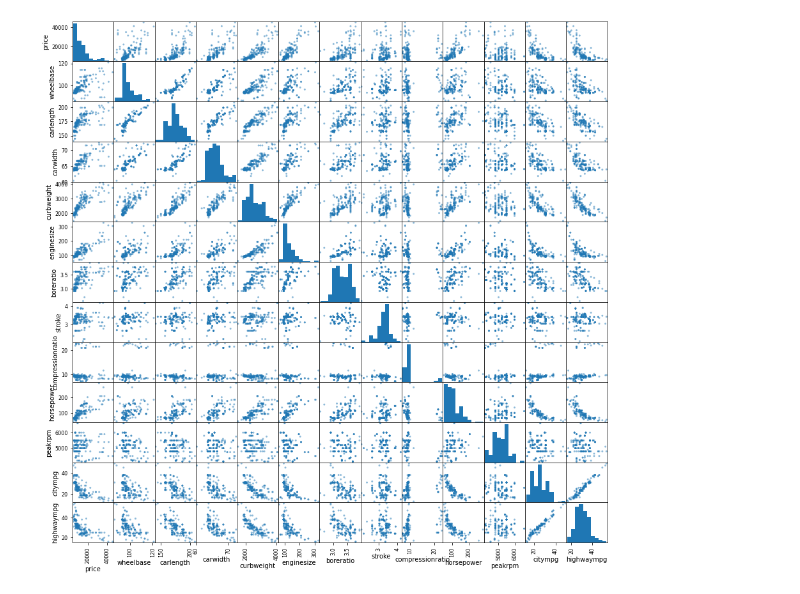
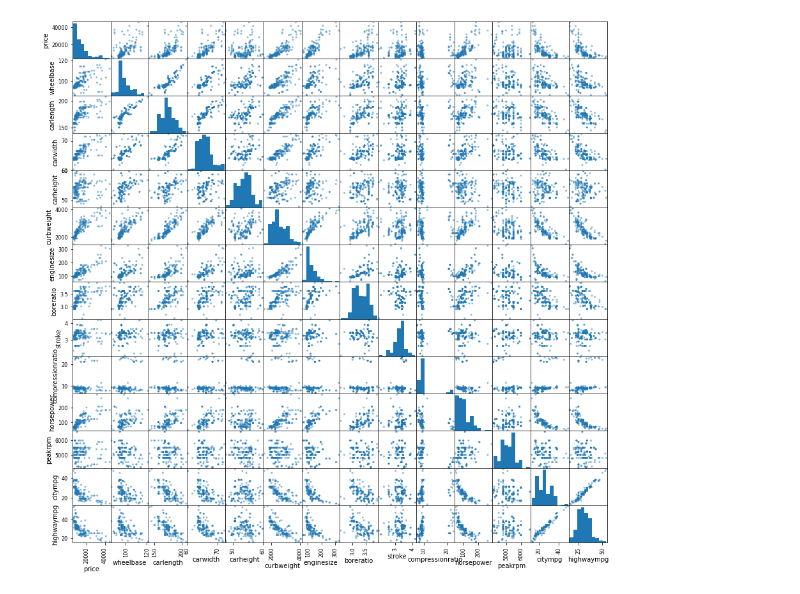
Before and after one commit to JeremyWeidner/402_group4, a Jupyter notebook: Project 1/correlation_explore.ipynb, the cells around one changed output. Saved outputs shown, nothing was run; the diff lists cells and outputs as text; code cells hidden in the pictures.

```diff
--- a/Project 1/correlation_explore.ipynb
+++ b/Project 1/correlation_explore.ipynb
@@ -14,6 +14,6 @@ df.head()
 | 3 | 4 | 2 | audi 100 ls | gas | std | four | sedan | fwd | front | ... |
 | 4 | 5 | 2 | audi 100ls | gas | std | four | sedan | 4wd | front | ... |
 # %%
-pd.plotting.scatter_matrix(df[['price', 'wheelbase', 'carlength', 'carwidth', 'curbweight', 'enginesize', 'boreratio', 'stroke', 'compressionratio', 'horsepower', 'peakrpm', 'citympg', 'highwaympg']], figsize = (15, 15), diagonal = 'hist');
+pd.plotting.scatter_matrix(df[['price', 'wheelbase', 'carlength', 'carwidth', 'carheight', 'curbweight', 'enginesize', 'boreratio', 'stroke', 'compressionratio', 'horsepower', 'peakrpm', 'citympg', 'highwaympg']], figsize = (15, 15), diagonal = 'hist');
 # %% [output]
-[figure, old version]
+[figure, new version]
```
